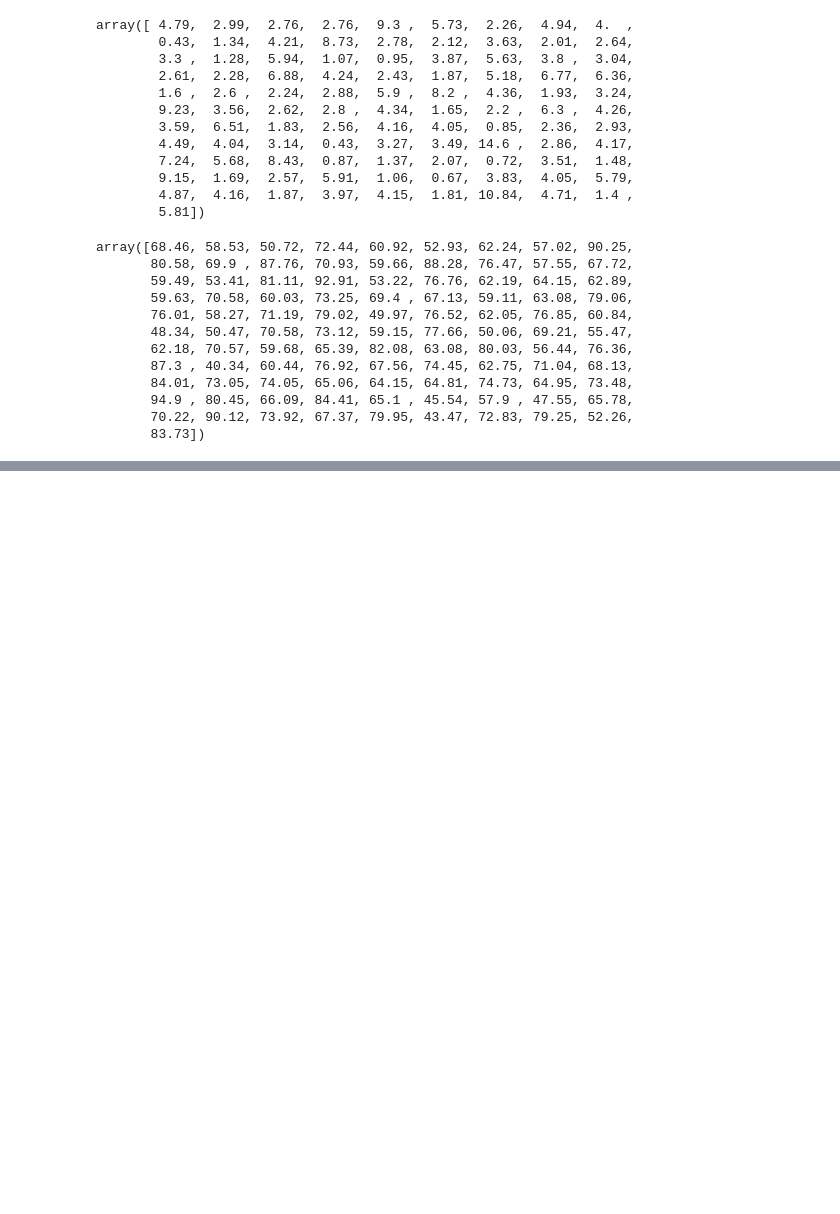
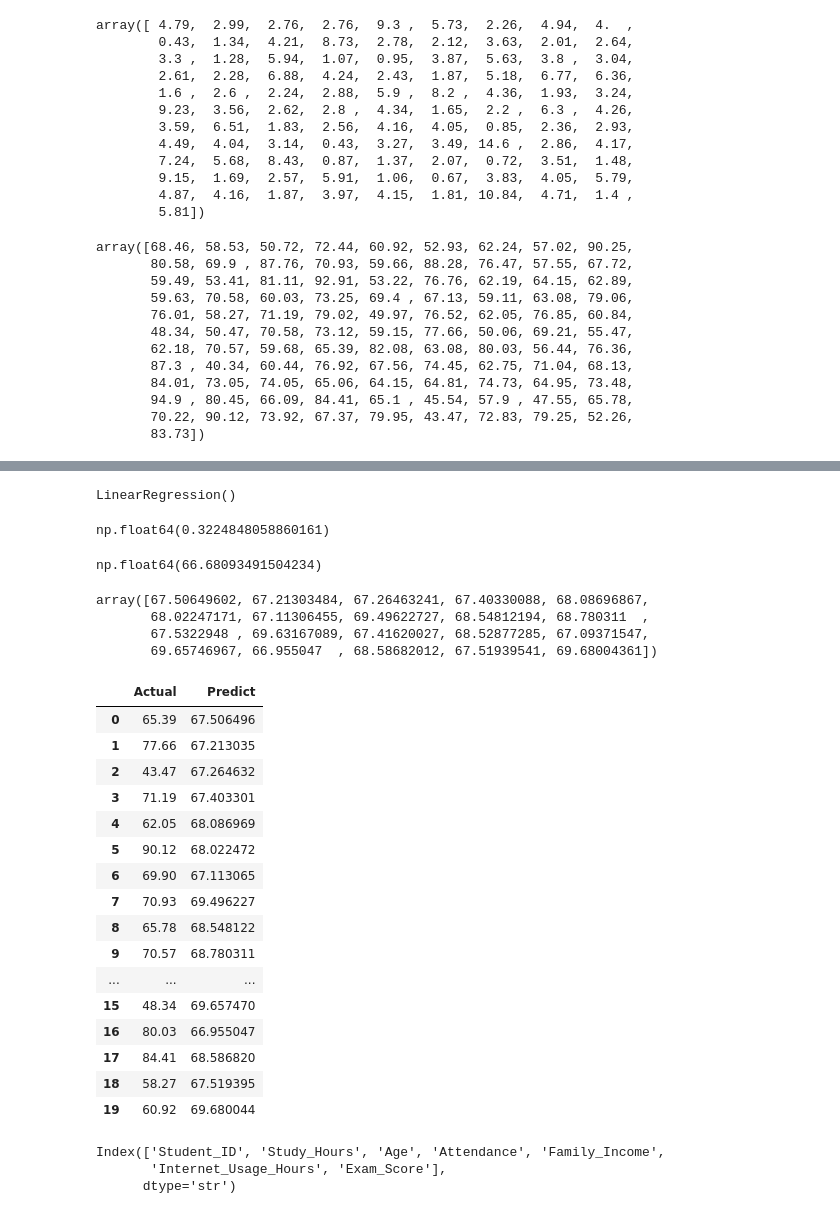
Before and after one commit to SonuThapaMagar/python, a Jupyter notebook: day-to-day/Day35/Day35.ipynb, the cells around one changed output, grey strips where cells are left out. Cells and saved outputs as stored; diff of their text form; code cells hidden in the pictures; blank space fills up the shorter version.

Commit message:
Linear regresison

```diff
--- a/day-to-day/Day35/Day35.ipynb
+++ b/day-to-day/Day35/Day35.ipynb
@@ -91,0 +138,59 @@ plt.show()
+# %%
+from sklearn.model_selection import train_test_split # model test and train
+
+x_train,x_test,y_train,y_test=train_test_split(x,y,test_size=0.2)
+# %%
+from sklearn.linear_model import LinearRegression
+model=LinearRegression()
+model.fit(x_train,y_train)
+# %% [output]
+LinearRegression()
+# %%
+#for prediction
+model.coef_[0] #m
+# %% [output]
+np.float64(0.3224848058860161)
+# %%
+model.intercept_ #y
+# %% [output]
+np.float64(66.68093491504234)
+# %%
+#for prediction
+y_pred=model.predict(x_test)
+y_pred
+# %% [output]
+array([67.50649602, 67.21303484, 67.26463241, 67.40330088, 68.08696867,
+       68.02247171, 67.11306455, 69.49622727, 68.54812194, 68.780311  ,
+       67.5322948 , 69.63167089, 67.41620027, 68.52877285, 67.09371547,
+       69.65746967, 66.955047  , 68.58682012, 67.51939541, 69.68004361])
+# %%
+compare=pd.DataFrame({
+    "Actual": y_test,
+    "Predict":y_pred
+})
+# %%
+compare
+# %% [output]
+|  | Actual | Predict |
+| 0 | 65.39 | 67.506496 |
+| 1 | 77.66 | 67.213035 |
+| 2 | 43.47 | 67.264632 |
+| 3 | 71.19 | 67.403301 |
+| 4 | 62.05 | 68.086969 |
+| 5 | 90.12 | 68.022472 |
+| 6 | 69.90 | 67.113065 |
+| 7 | 70.93 | 69.496227 |
+| 8 | 65.78 | 68.548122 |
+| 9 | 70.57 | 68.780311 |
+| ... | ... | ... |
+| 15 | 48.34 | 69.657470 |
+| 16 | 80.03 | 66.955047 |
+| 17 | 84.41 | 68.586820 |
+| 18 | 58.27 | 67.519395 |
+| 19 | 60.92 | 69.680044 |
+# %%
+df.columns
+# %% [output]
+Index(['Student_ID', 'Study_Hours', 'Age', 'Attendance', 'Family_Income',
+       'Internet_Usage_Hours', 'Exam_Score'],
+      dtype='str')
```
Also changed, not shown: parts of 13 cells of this notebook.
